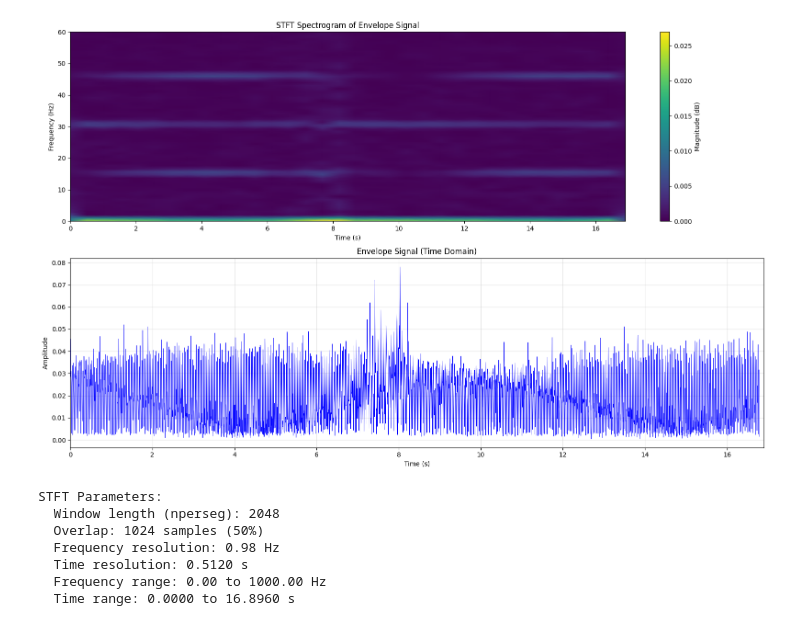
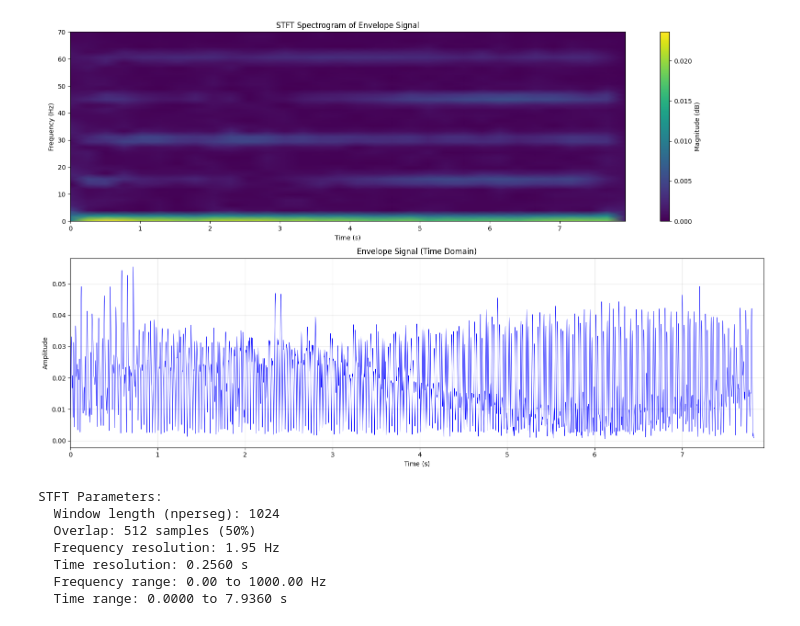
Before and after one commit to efvai/health-asyn-ml, a Jupyter notebook: notebooks/env_windowing.ipynb, the cells around one changed output. Saved outputs shown, nothing was run; the diff lists cells and outputs as text; code cells hidden in the pictures.

```diff
--- a/notebooks/env_windowing.ipynb
+++ b/notebooks/env_windowing.ipynb
@@ -13,11 +13,11 @@ data_loader = DataLoader(dataset_path)
 
 frequency = '30hz'
 sensor_type = 'current'
-load = 'under_load'
+load = 'no_load'
 sampling_rate = 10000
 
 healthy, healthy_metadata = data_loader.load_batch(
-    condition='system_misalignment',
+    condition='misalignment',
     load=load,
     sensor_type=sensor_type,
     frequency=frequency,
@@ -162,7 +163,7 @@ import numpy as np
 
 # Compute STFT of the envelope
 # Using shorter window for better time resolution in envelope analysis
-nperseg = 2048  # Window length
+nperseg = 1024  # Window length
 noverlap = nperseg // 2  # 50% overlap
 
 f_stft, t_stft, Zxx = stft(np.abs(env), fs=ts_env, nperseg=nperseg, noverlap=noverlap)
@@ -172,39 +173,39 @@ Zxx_db = 20 * np.log10(np.abs(Zxx) + 1e-10)
 
 # Create figure with STFT spectrogram
 fig, (ax1, ax2) = plt.subplots(2, 1, figsize=(16, 10))
 
 # Plot 1: Spectrogram
 pcm = ax1.pcolormesh(t_stft, f_stft, np.abs(Zxx), shading='gouraud', cmap='viridis')
 ax1.set_ylabel('Frequency (Hz)')
 ax1.set_xlabel('Time (s)')
 ax1.set_title('STFT Spectrogram of Envelope Signal')
-ax1.set_ylim(0, 60)  # Focus on 0-60 Hz range
+ax1.set_ylim(0, 70)  # Focus on 0-60 Hz range
 fig.colorbar(pcm, ax=ax1, label='Magnitude (dB)')
 
 # Plot 2: Time-domain envelope for reference
 ax2.plot(t_env, np.abs(env), 'b-', linewidth=0.5)
 ax2.set_xlabel('Time (s)')
 ax2.set_ylabel('Amplitude')
 ax2.set_title('Envelope Signal (Time Domain)')
 ax2.set_xlim(t_stft[0], t_stft[-1])
 ax2.grid(True, alpha=0.3)
 
 plt.tight_layout()
 plt.show()
 
 print(f"STFT Parameters:")
 print(f"  Window length (nperseg): {nperseg}")
 print(f"  Overlap: {noverlap} samples ({100*noverlap/nperseg:.0f}%)")
 print(f"  Frequency resolution: {f_stft[1] - f_stft[0]:.2f} Hz")
 print(f"  Time resolution: {t_stft[1] - t_stft[0]:.4f} s")
 print(f"  Frequency range: {f_stft[0]:.2f} to {f_stft[-1]:.2f} Hz")
 print(f"  Time range: {t_stft[0]:.4f} to {t_stft[-1]:.4f} s")
 # %% [output]
-[figure, old version]
+[figure, new version]
 STFT Parameters:
-  Window length (nperseg): 2048
-  Overlap: 1024 samples (50%)
-  Frequency resolution: 0.98 Hz
-  Time resolution: 0.5120 s
+  Window length (nperseg): 1024
+  Overlap: 512 samples (50%)
+  Frequency resolution: 1.95 Hz
+  Time resolution: 0.2560 s
   Frequency range: 0.00 to 1000.00 Hz
-  Time range: 0.0000 to 16.8960 s
+  Time range: 0.0000 to 7.9360 s
```
Also changed, not shown: parts of 7 cells of this notebook, 2 other files.
